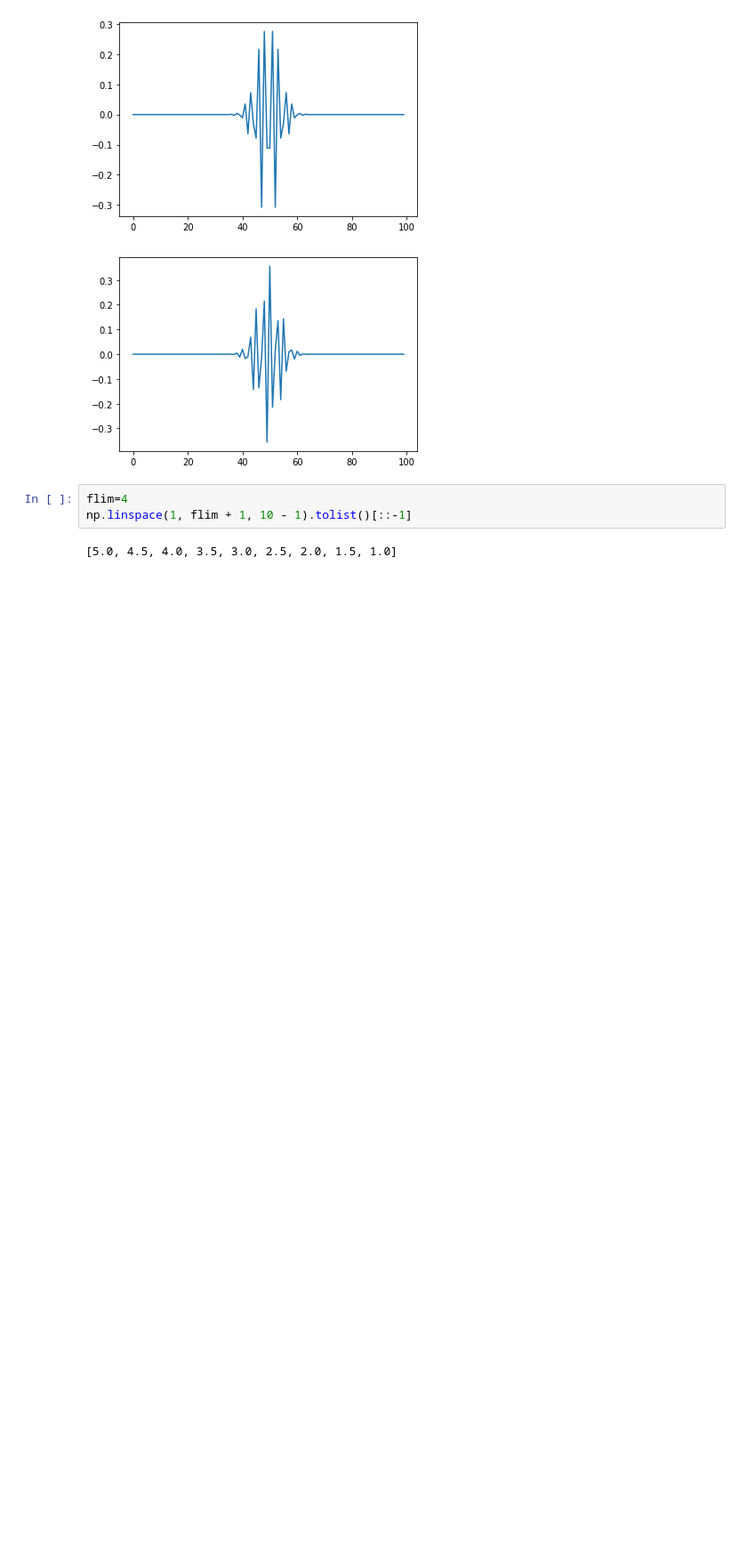
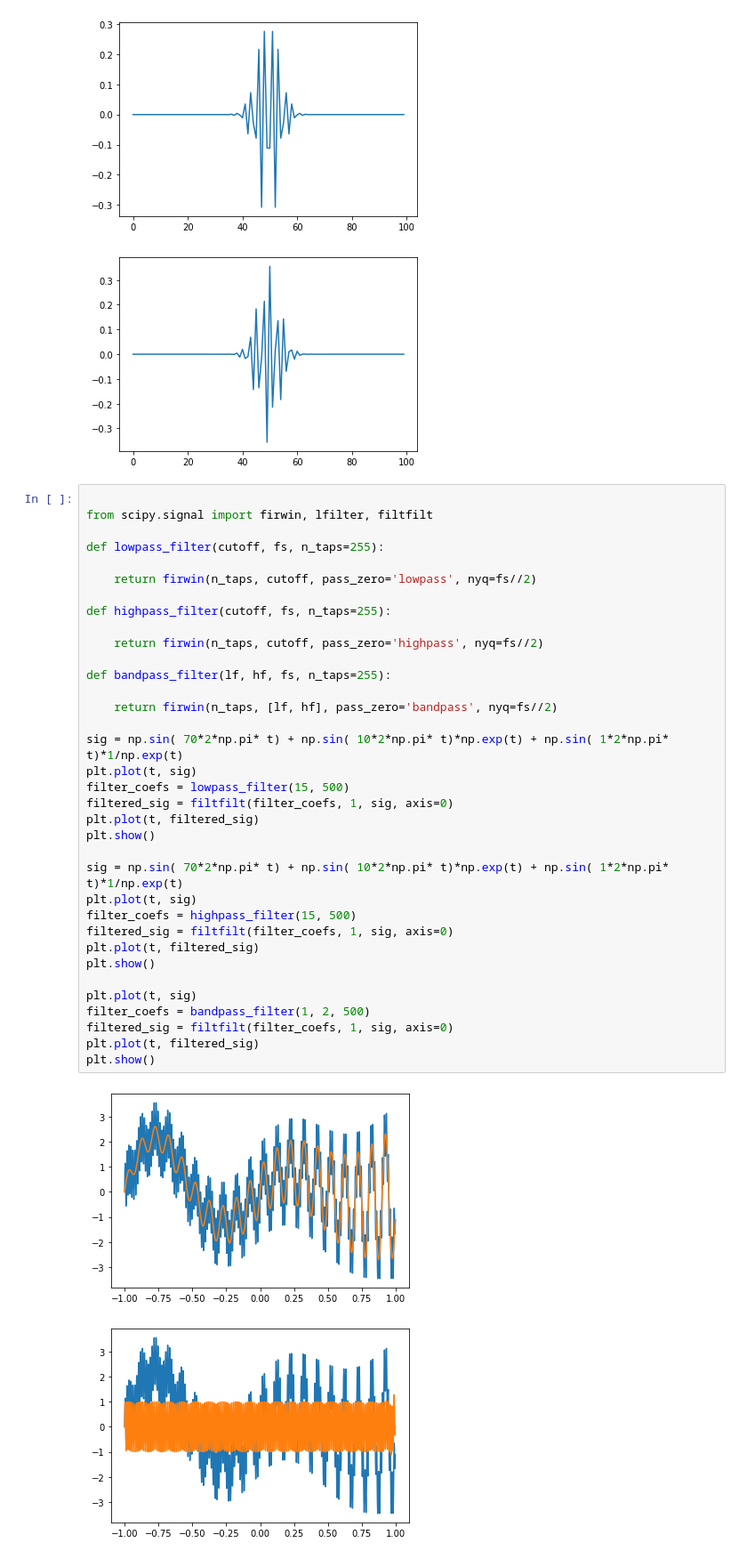
Before and after one commit to 1101AlexZab1011/FingerMovementDecoder, a Jupyter notebook: dirty_field/wavelets.ipynb, the cells around one changed output. Shown at 89% size. Saved outputs shown, nothing was run; the diff lists cells and outputs as text; blank space fills up the shorter version.

```diff
--- a/dirty_field/wavelets.ipynb
+++ b/dirty_field/wavelets.ipynb
@@ -65,8 +80,41 @@ plt.show()
 [figure]
 [figure]
 [figure]
-# %%
-flim=4
-np.linspace(1, flim + 1, 10 - 1).tolist()[::-1]
-# %% [output]
-[5.0, 4.5, 4.0, 3.5, 3.0, 2.5, 2.0, 1.5, 1.0]
+# %%
+
+from scipy.signal import firwin, lfilter, filtfilt
+
+def lowpass_filter(cutoff, fs, n_taps=255):
+
+    return firwin(n_taps, cutoff, pass_zero='lowpass', nyq=fs//2)
+
+def highpass_filter(cutoff, fs, n_taps=255):
+
+    return firwin(n_taps, cutoff, pass_zero='highpass', nyq=fs//2)
+
+def bandpass_filter(lf, hf, fs, n_taps=255):
+
+    return firwin(n_taps, [lf, hf], pass_zero='bandpass', nyq=fs//2)
+
+sig = np.sin( 70*2*np.pi* t) + np.sin( 10*2*np.pi* t)*np.exp(t) + np.sin( 1*2*np.pi* t)*1/np.exp(t)
+plt.plot(t, sig)
+filter_coefs = lowpass_filter(15, 500)
+filtered_sig = filtfilt(filter_coefs, 1, sig, axis=0)
+plt.plot(t, filtered_sig)
+plt.show()
+
+sig = np.sin( 70*2*np.pi* t) + np.sin( 10*2*np.pi* t)*np.exp(t) + np.sin( 1*2*np.pi* t)*1/np.exp(t)
+plt.plot(t, sig)
+filter_coefs = highpass_filter(15, 500)
+filtered_sig = filtfilt(filter_coefs, 1, sig, axis=0)
+plt.plot(t, filtered_sig)
+plt.show()
+
+plt.plot(t, sig)
+filter_coefs = bandpass_filter(1, 2, 500)
+filtered_sig = filtfilt(filter_coefs, 1, sig, axis=0)
+plt.plot(t, filtered_sig)
+plt.show()
+# %% [output]
+[figure, added]
+[figure, added]
```
Also changed, not shown: parts of 6 cells of this notebook, 42 other files.
